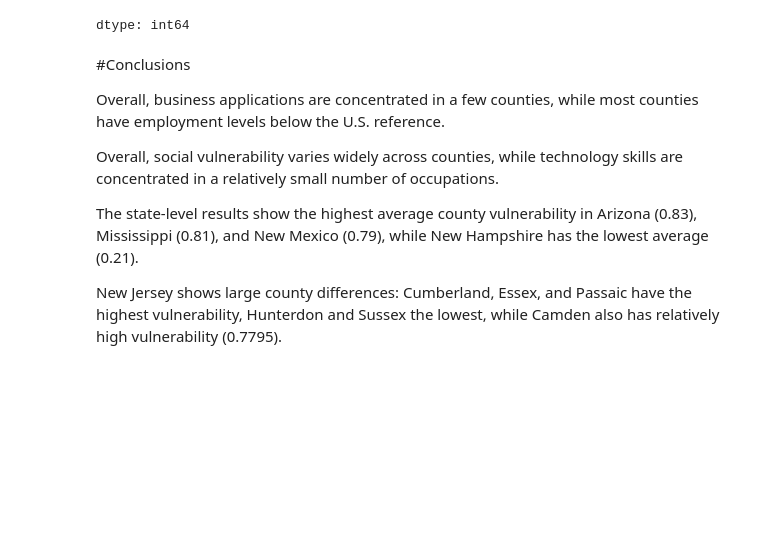
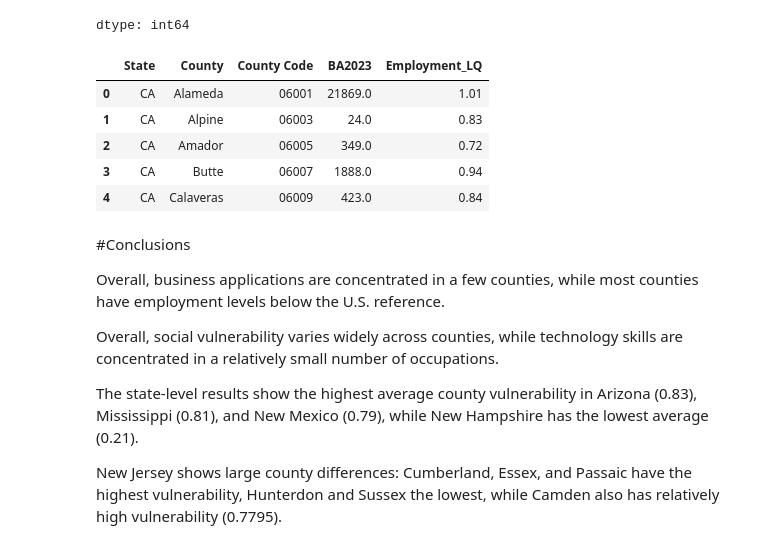
Before and after one commit to shirleyrutgers/DataManPy, a Jupyter notebook: ps2dataman.ipynb, the cells around one changed output. Cells and saved outputs as stored; diff of their text form; code cells hidden in the pictures; blank space fills up the shorter version.

```diff
--- a/ps2dataman.ipynb
+++ b/ps2dataman.ipynb
@@ -1374,6 +1378,26 @@ business_priv['_merge'].value_counts()
 | left_only | 0 |
 | right_only | 0 |
 dtype: int64
+# %%
+#Cleaning the new merged dataset
+# Keep only the variables needed
+business_priv_clean = business_priv[['State', 'County', 'County Code', 'BA2023','Employment Location Quotient Relative to U.S.']].copy()
+
+# Rename the long variable
+business_priv_clean = business_priv_clean.rename(columns={'Employment Location Quotient Relative to U.S.': 'Employment_LQ'})
+
+# Remove the word "County" from county names
+business_priv_clean['County'] = (business_priv_clean['County'].str.replace(r'\s+County$', '', regex=True))
+
+# Review
+business_priv_clean.head()
+# %% [output]
+|  | State | County | County Code | BA2023 | Employment_LQ |
+| 0 | CA | Alameda | 06001 | 21869.0 | 1.01 |
+| 1 | CA | Alpine | 06003 | 24.0 | 0.83 |
+| 2 | CA | Amador | 06005 | 349.0 | 0.72 |
+| 3 | CA | Butte | 06007 | 1888.0 | 0.94 |
+| 4 | CA | Calaveras | 06009 | 423.0 | 0.84 |
 # %% [markdown]
 #Conclusions
 
```
Also changed, not shown: parts of 2 cells of this notebook.
